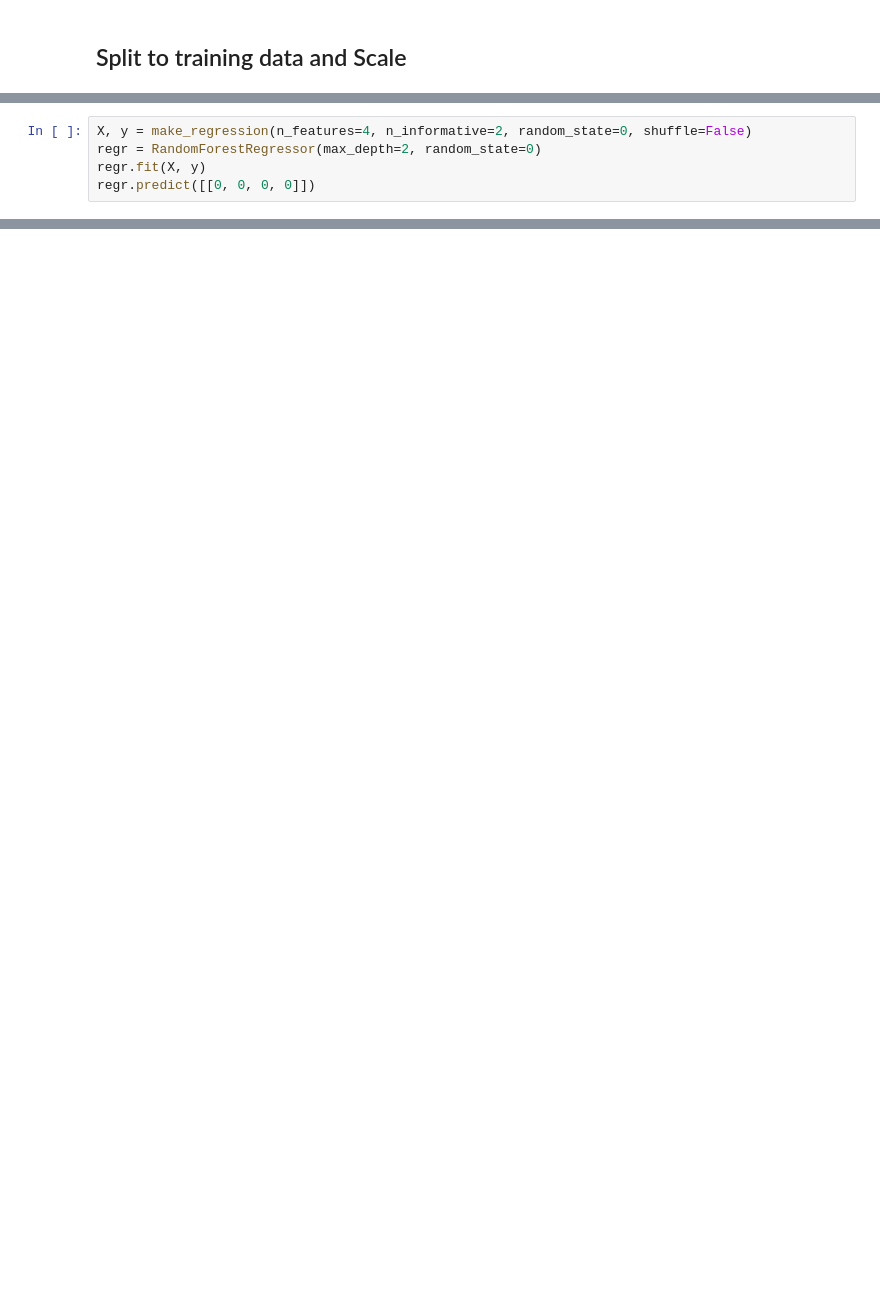
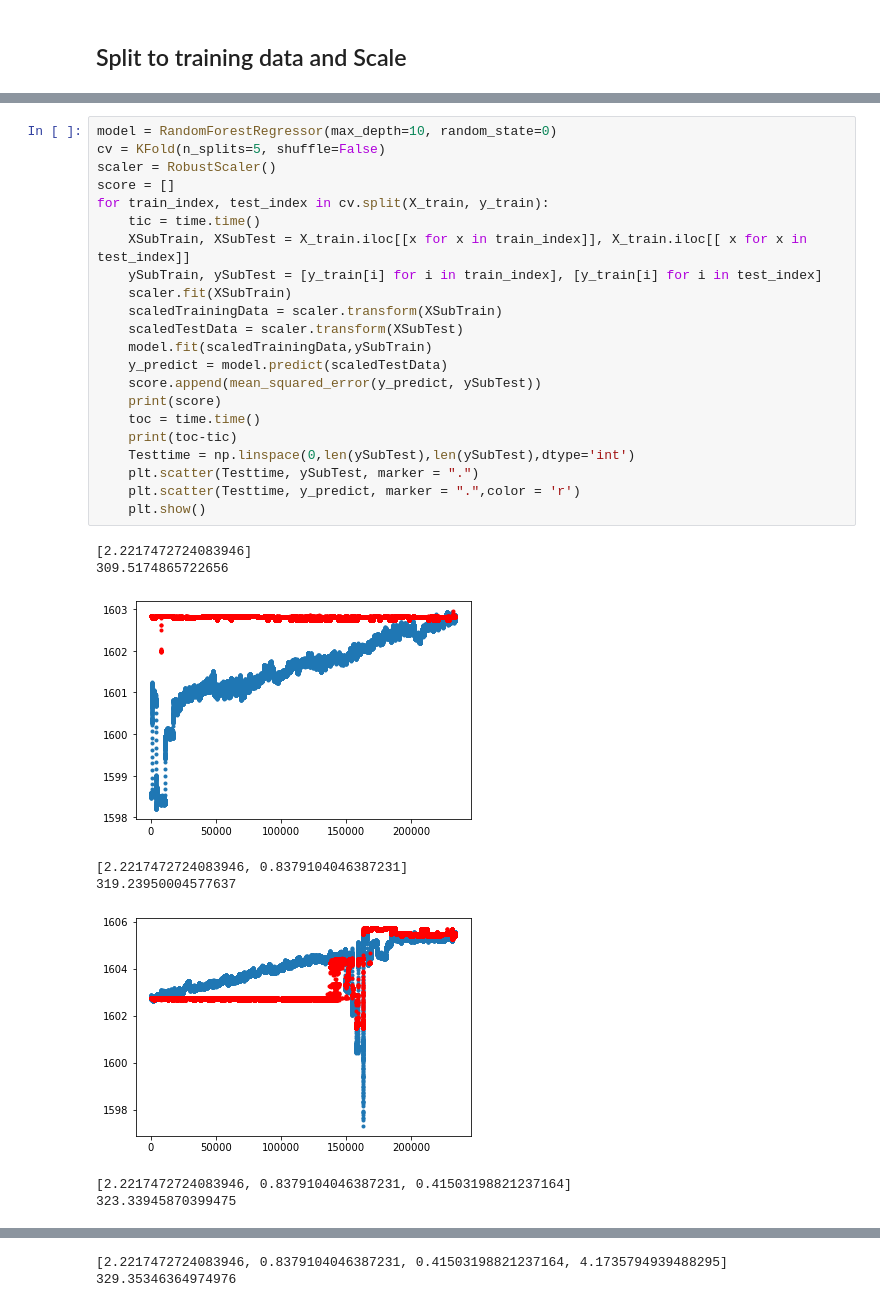
Before and after one commit to sysco-middleware/krafthack2022onsite, a Jupyter notebook: RandomForestRegressionModel.ipynb, the cells around one changed output, grey strips where cells are left out. Cells and saved outputs as stored; diff of their text form; blank space fills up the shorter version.

```diff
--- a/RandomForestRegressionModel.ipynb
+++ b/RandomForestRegressionModel.ipynb
@@ -90,5 +90,0 @@ plt.show()
-# %%
-X, y = make_regression(n_features=4, n_informative=2, random_state=0, shuffle=False)
-regr = RandomForestRegressor(max_depth=2, random_state=0)
-regr.fit(X, y)
-regr.predict([[0, 0, 0, 0]])
@@ -94,0 +179,31 @@ regr.predict([[0, 0, 0, 0]])
+# %%
+model = RandomForestRegressor(max_depth=10, random_state=0)
+cv = KFold(n_splits=5, shuffle=False)
+scaler = RobustScaler()
+score = []
+for train_index, test_index in cv.split(X_train, y_train):
+    tic = time.time()
+    XSubTrain, XSubTest = X_train.iloc[[x for x in train_index]], X_train.iloc[[ x for x in test_index]]
+    ySubTrain, ySubTest = [y_train[i] for i in train_index], [y_train[i] for i in test_index]
+    scaler.fit(XSubTrain)
+    scaledTrainingData = scaler.transform(XSubTrain)
+    scaledTestData = scaler.transform(XSubTest)
+    model.fit(scaledTrainingData,ySubTrain)
+    y_predict = model.predict(scaledTestData)
+    score.append(mean_squared_error(y_predict, ySubTest))
+    print(score)
+    toc = time.time()
+    print(toc-tic)
+    Testtime = np.linspace(0,len(ySubTest),len(ySubTest),dtype='int')
+    plt.scatter(Testtime, ySubTest, marker = ".")
+    plt.scatter(Testtime, y_predict, marker = ".",color = 'r')
+    plt.show()
+# %% [output]
+[2.2217472724083946]
+309.5174865722656
+[figure, added]
+[2.2217472724083946, 0.8379104046387231]
+319.23950004577637
+[figure, added]
+[2.2217472724083946, 0.8379104046387231, 0.41503198821237164]
+323.33945870399475
@@ -94,0 +211,2 @@ regr.predict([[0, 0, 0, 0]])
+[2.2217472724083946, 0.8379104046387231, 0.41503198821237164, 4.1735794939488295]
+329.35346364974976
```
Also changed, not shown: parts of 33 cells of this notebook, 1 other file.
